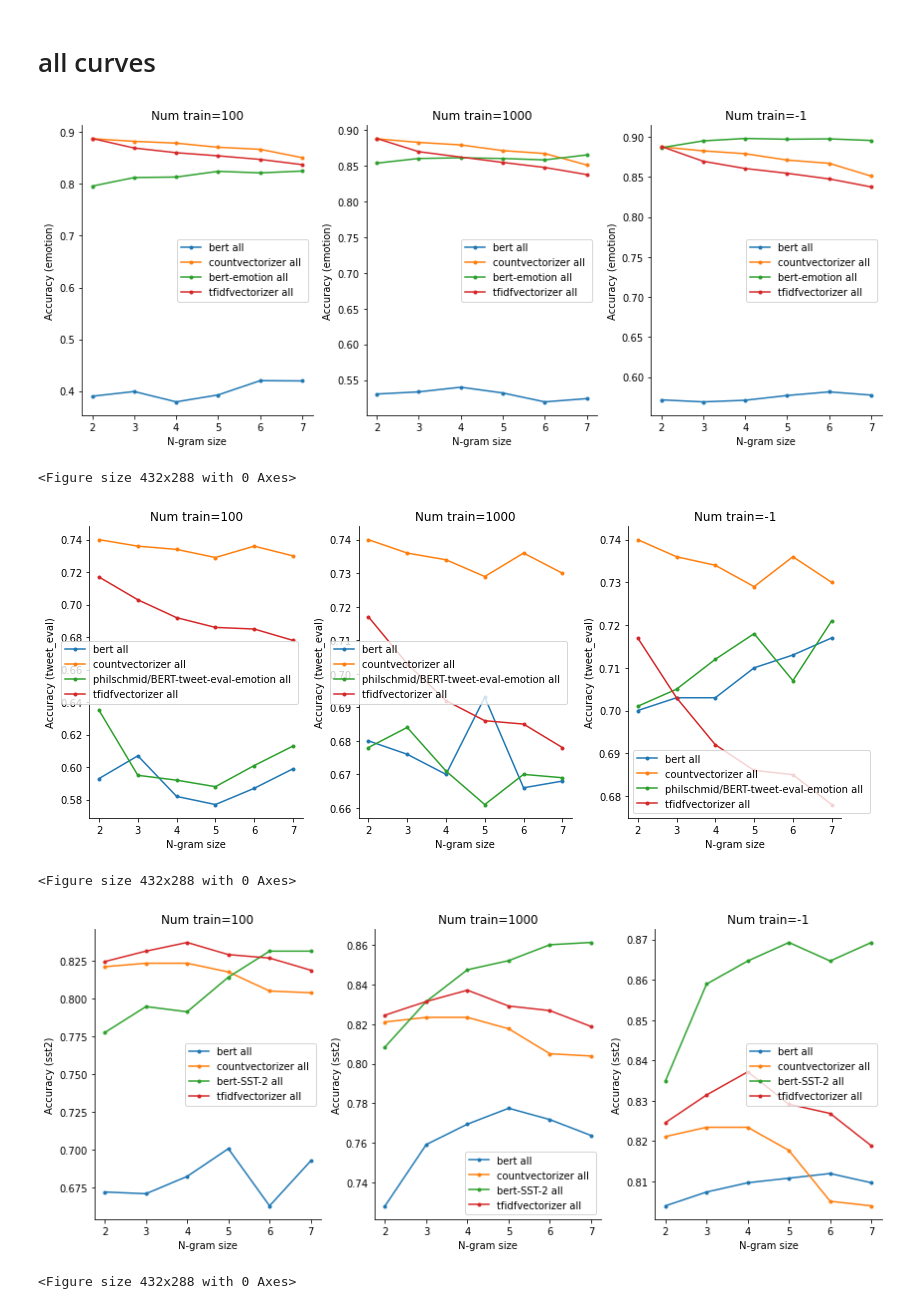
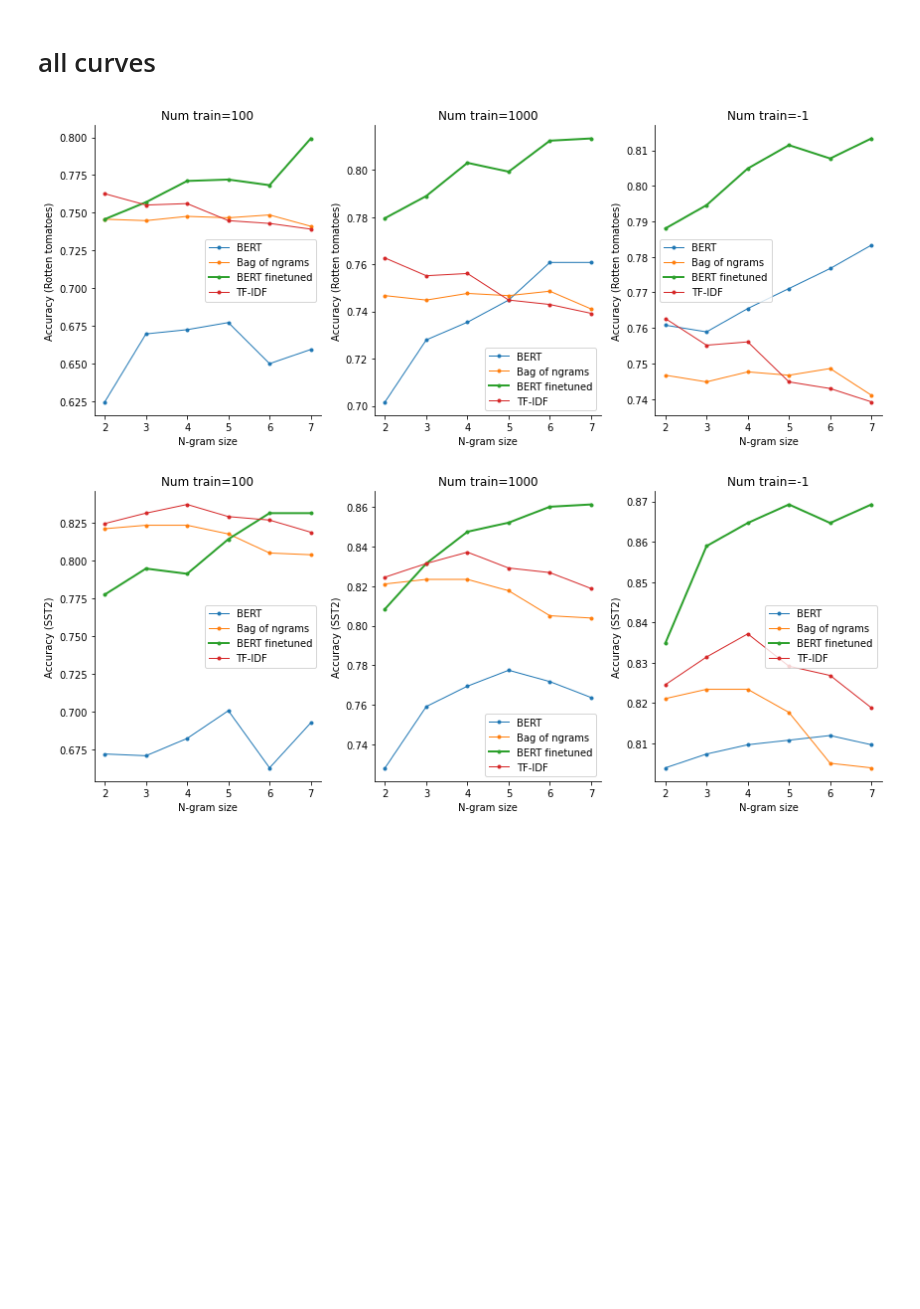
Before and after one commit to csinva/imodelsX, a Jupyter notebook: 05_analyze_curves.ipynb, the cells around one changed output. Cells and saved outputs as stored; diff of their text form; code cells hidden in the pictures; blank space fills up the shorter version.

```diff
--- a/05_analyze_curves.ipynb
+++ b/05_analyze_curves.ipynb
@@ -26,0 +32,24 @@ rs = data.load_fitted_results()
+# %%
+def rename_checkpoint(checkpoint):
+    if '/' in checkpoint:
+        return 'bert-finetuned'
+    else:
+        return checkpoint
+
+rfull = rs[rs.subsample == -1]
+ans = defaultdict(list)
+ind_dsets = []
+for k, group in rfull.groupby('dataset'):
+    ind_dsets.append(k)
+#     print(k, group)
+    gg = group.groupby('checkpoint')
+#     gg[]
+    for kk, ggroup in gg:
+
+        ans[rename_checkpoint(kk)].append(ggroup['acc_val'].max())
+
+tab = pd.DataFrame.from_dict(ans).round(3)
+tab.index = map(data.DSETS_RENAME_DICT.get, ind_dsets, ind_dsets)
+tab.columns = map(data.COLUMNS_RENAME_DICT.get, tab.columns)
+# tab.style.highlight_max(color = 'lightgreen', axis=1)
+tab
@@ -27,44 +81,33 @@ rs = data.load_fitted_results()
 # %% [markdown]
 # all curves
 # %%
-for dset in rs.dataset.unique():
+for dset in ['rotten_tomatoes', 'sst2']: # rs.dataset.unique():
     r = rs[rs.dataset == dset]
 
     R = 1
     C = 3
     plt.figure(figsize=(12, 5))
     # plt.figure(figsize=(8, 12))
     for i, subsample in enumerate([100, 1000, -1]):
         plt.subplot(R, C, i + 1)
         plt.title('Num train=' + str(subsample))
         d = r[r.subsample == subsample]
 
         curve = d.groupby(['checkpoint', 'all', 'norm'])
         for key, group in curve:
             g = group.sort_values('ngrams')
-            plt.plot(g.ngrams, g.acc_val, '.-',
-                     label=(
-                         ' '.join(key)
-                         .replace('textattack/', '')
-                         .replace('bert-base-uncased', 'bert')
-                         .replace('nateraw/', '')
-#                          .lower()
-                     ))
-        plt.ylabel(f'Accuracy ({dset})')
+            label = data.COLUMNS_RENAME_DICT.get(key[0], 'BERT finetuned')
+            lw = 2 if label == 'BERT finetuned' else 1
+            plt.plot(g.ngrams, g.acc_val, '.-', label=label, lw=lw)
+        plt.ylabel(f'Accuracy ({data.DSETS_RENAME_DICT.get(dset)})')
         plt.xlabel('N-gram size')
-
-
         plt.legend()
 #         dvu.line_legend(fontsize=12)
 
     plt.tight_layout()
-    plt.show()
     plt.savefig(f'results/acc_by_ngrams_{dset}.pdf')
+#     plt.show()
     #     print(curve)
 # %% [output]
-[figure, old version]
+[figure, new version]
-<Figure size 432x288 with 0 Axes>
-[figure, old version]
+[figure, new version]
-<Figure size 432x288 with 0 Axes>
-[figure, removed]
-<Figure size 432x288 with 0 Axes>
```
Also changed, not shown: parts of 6 cells of this notebook, 9 other files.
